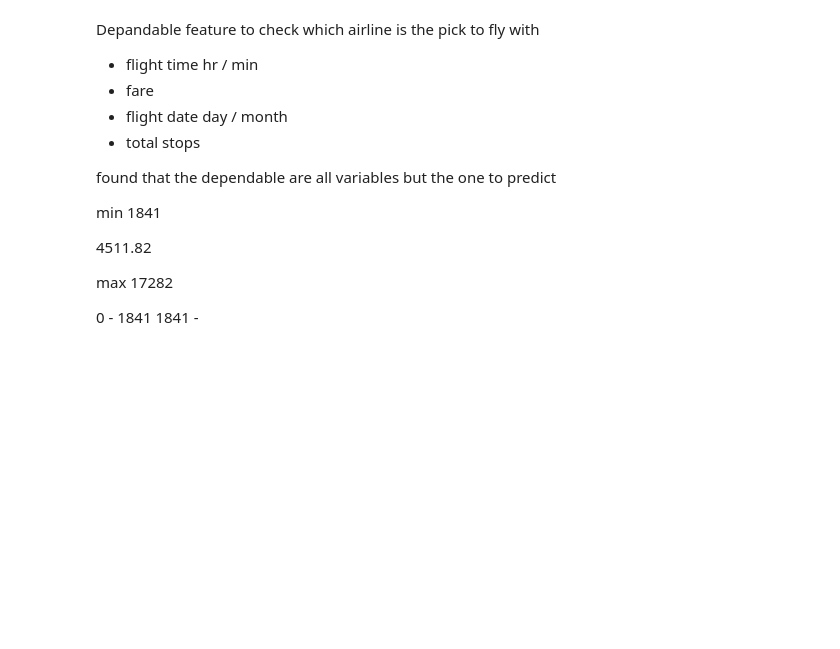
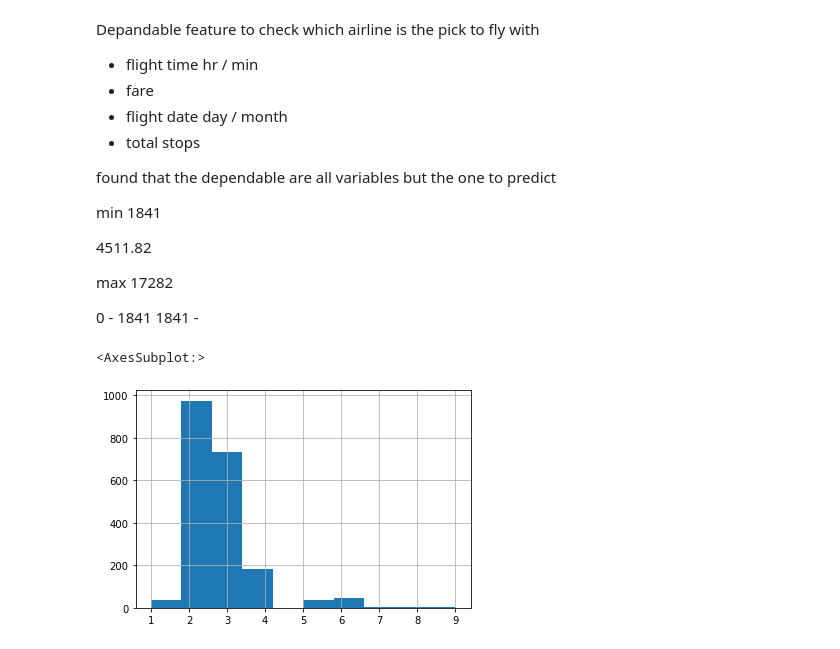
Before and after one commit to maco-data/airline-fare-prediction, a Jupyter notebook: notebook_eda.ipynb, the cells around one changed output. Saved outputs shown, nothing was run; the diff lists cells and outputs as text; code cells hidden in the pictures; blank space fills up the shorter version.

```diff
--- a/notebook_eda.ipynb
+++ b/notebook_eda.ipynb
@@ -373,12 +373,12 @@ destination.head()
 | 3 | 0 | 0 | 0 | 1 | 0 |
 | 4 | 0 | 0 | 0 | 1 | 0 |
 # %%
-# Concatenating all dataframes --> train_data + airline + origin + destiantion
-trained_data = pd.concat([df, airline, origin, destination], axis = 1)
+# Concatenating all dataframes --> data + airline + origin + destiantion
+full_data = pd.concat([df, airline, origin, destination], axis = 1)
 
 # Dropping airline_name, flight_dep and flight_arr features
-trained_data.drop(["airline_name", "flight_dep", "flight_arr"], axis = 1, inplace = True)
-trained_data.head()
+full_data.drop(["airline_name", "flight_dep", "flight_arr"], axis = 1, inplace = True)
+full_data.head()
 # %% [output]
 |  | total_stops | flight_fare | flight_day | flight_month | dep_hour | dep_min | arr_hour | arr_min | ... |
 | 0 | 1 | 3379 | 26 | 2 | 13 | 30 | 20 | 35 | ... |
@@ -443,8 +443,14 @@ max 17282
 # %%
 # Creating a fare category feature and categorized the price in bins
 # the numbers go from zero to 17282
-trained_data['fare_cat'] = pd.cut(trained_data['flight_fare'], bins=[0, 2073.431268, 4146.862536, 6220.293803999999, 8293.725072,
+full_data['fare_cat'] = pd.cut(full_data['flight_fare'], bins=[0, 2073.431268, 4146.862536, 6220.293803999999, 8293.725072,
 10367.15634, 12440.587608, 14514.018876, 16587.450144, 17282., np.inf], labels=[1, 2, 3, 4, 5, 6, 7, 8, 9, 10])
+# %%
+# Histogram of the fare categories
+full_data['fare_cat'].hist()
+# %% [output]
+<AxesSubplot:>
+[figure, added]
 # %%
 # Splitting data in train and test
 from sklearn.model_selection import StratifiedShuffleSplit
```
Also changed, not shown: parts of 19 cells of this notebook.
